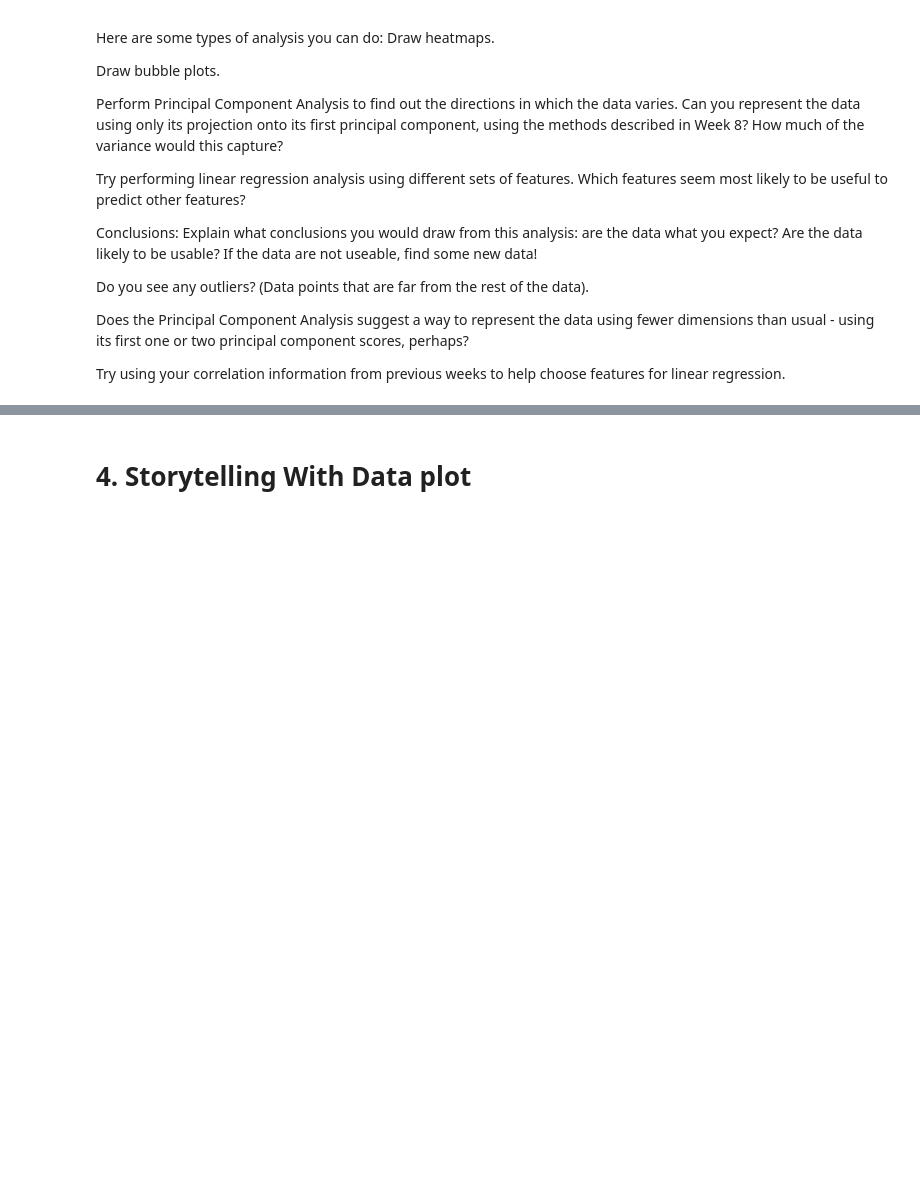
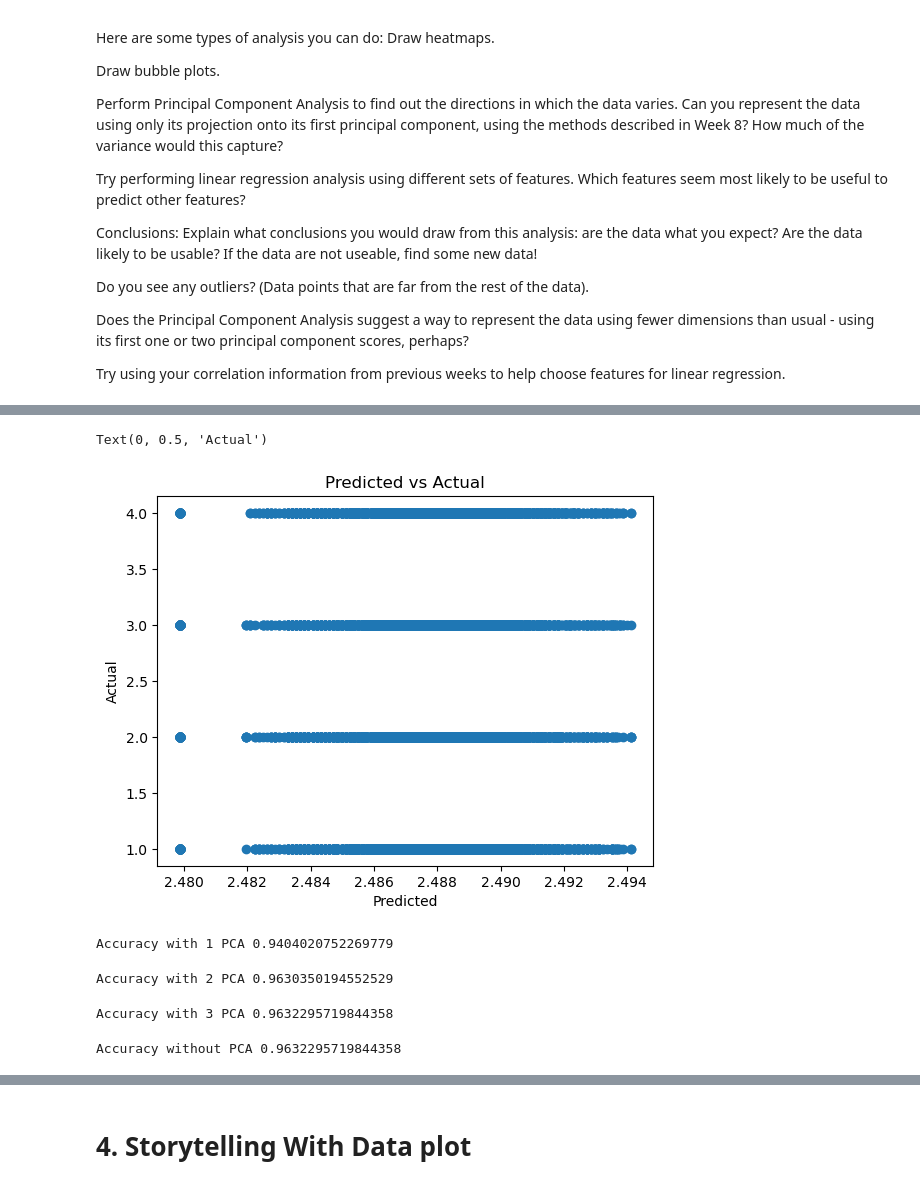
Before and after one commit to joe-bene/AiForLeaders, a Jupyter notebook: Week9.ipynb, the cells around one changed output, grey strips where cells are left out. Cells and saved outputs as stored; diff of their text form; code cells hidden in the pictures; blank space fills up the shorter version.

```diff
--- a/Week9.ipynb
+++ b/Week9.ipynb
@@ -133,0 +175,57 @@ Second Component: [-2.13971201e-04  1.65028057e-04  4.89431438e-05 -1.15364420e-
+# %%
+plt.scatter(preds,Y_test)
+plt.title("Predicted vs Actual")
+plt.xlabel("Predicted")
+plt.ylabel("Actual")
+# %% [output]
+Text(0, 0.5, 'Actual')
+[figure, added]
+# %%
+from sklearn.pipeline import Pipeline
+from sklearn.ensemble import RandomForestClassifier
+from sklearn.metrics import accuracy_score, classification_report, confusion_matrix
+X_pca = car_claims_dataset.drop(columns=["FraudFound"],inplace=False)
+y_pca = car_claims_dataset["FraudFound"]
+pipeline = Pipeline([('pca', decomposition.PCA(n_components=1)), ('rf', RandomForestClassifier(random_state=42))])
+pipeline.fit(X_pca,y_pca)
+y_preds_rf_pca = pipeline.predict(X_pca)
+accuracy = accuracy_score(y_pca,y_preds_rf_pca)
+print(f"Accuracy with 1 PCA {accuracy}")
+# %% [output]
+Accuracy with 1 PCA 0.9404020752269779
+# %%
+from sklearn.pipeline import Pipeline
+from sklearn.ensemble import RandomForestClassifier
+from sklearn.metrics import accuracy_score, classification_report, confusion_matrix
+X_pca = car_claims_dataset.drop(columns=["FraudFound"],inplace=False)
+y_pca = car_claims_dataset["FraudFound"]
+pipeline = Pipeline([('pca', decomposition.PCA(n_components=2)), ('rf', RandomForestClassifier(random_state=42))])
+pipeline.fit(X_pca,y_pca)
+y_preds_rf_pca = pipeline.predict(X_pca)
+accuracy = accuracy_score(y_pca,y_preds_rf_pca)
+print(f"Accuracy with 2 PCA {accuracy}")
+# %% [output]
+Accuracy with 2 PCA 0.9630350194552529
+# %%
+from sklearn.pipeline import Pipeline
+from sklearn.ensemble import RandomForestClassifier
+from sklearn.metrics import accuracy_score, classification_report, confusion_matrix
+X_pca = car_claims_dataset.drop(columns=["FraudFound"],inplace=False)
+y_pca = car_claims_dataset["FraudFound"]
+pipeline = Pipeline([('pca', decomposition.PCA(n_components=3)), ('rf', RandomForestClassifier(random_state=42))])
+pipeline.fit(X_pca,y_pca)
+y_preds_rf_pca = pipeline.predict(X_pca)
+accuracy = accuracy_score(y_pca,y_preds_rf_pca)
+print(f"Accuracy with 3 PCA {accuracy}")
+# %% [output]
+Accuracy with 3 PCA 0.9632295719844358
+# %%
+X_no_pca = car_claims_dataset.drop(columns=["FraudFound"],inplace=False)
+y_no_pca = car_claims_dataset["FraudFound"]
+random_forrest = RandomForestClassifier(random_state=42)
+random_forrest.fit(X_no_pca,y_no_pca)
+y_preds_rf_no_pca = pipeline.predict(X_no_pca)
+accuracy_no_pca = accuracy_score(y_no_pca,y_preds_rf_no_pca)
+print(f"Accuracy without PCA {accuracy}")
+# %% [output]
+Accuracy without PCA 0.9632295719844358
```
Also changed, not shown: parts of 41 cells of this notebook, 4 other files.
